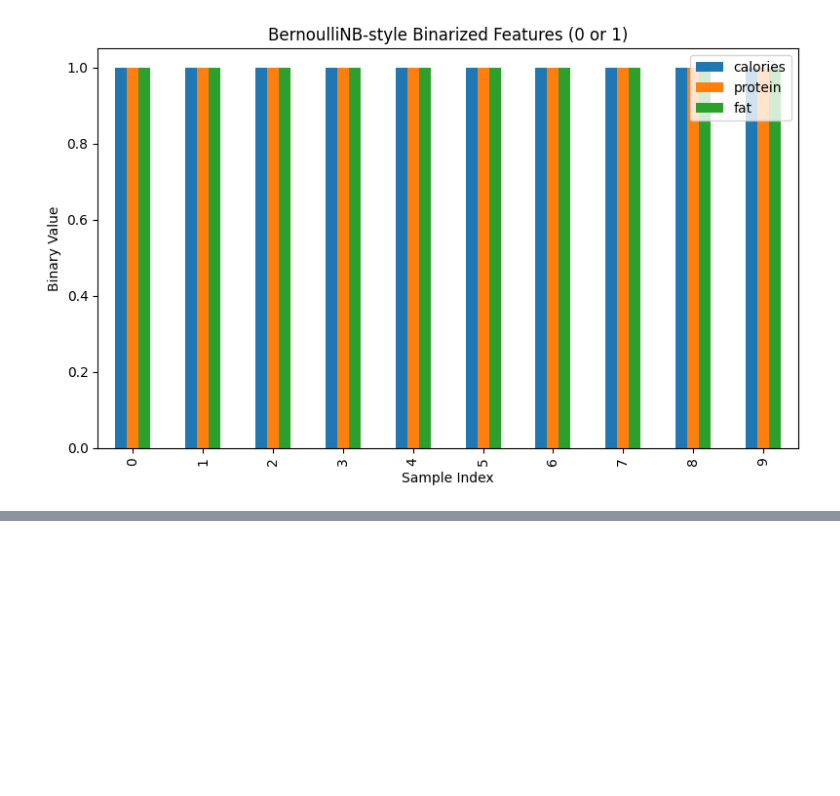
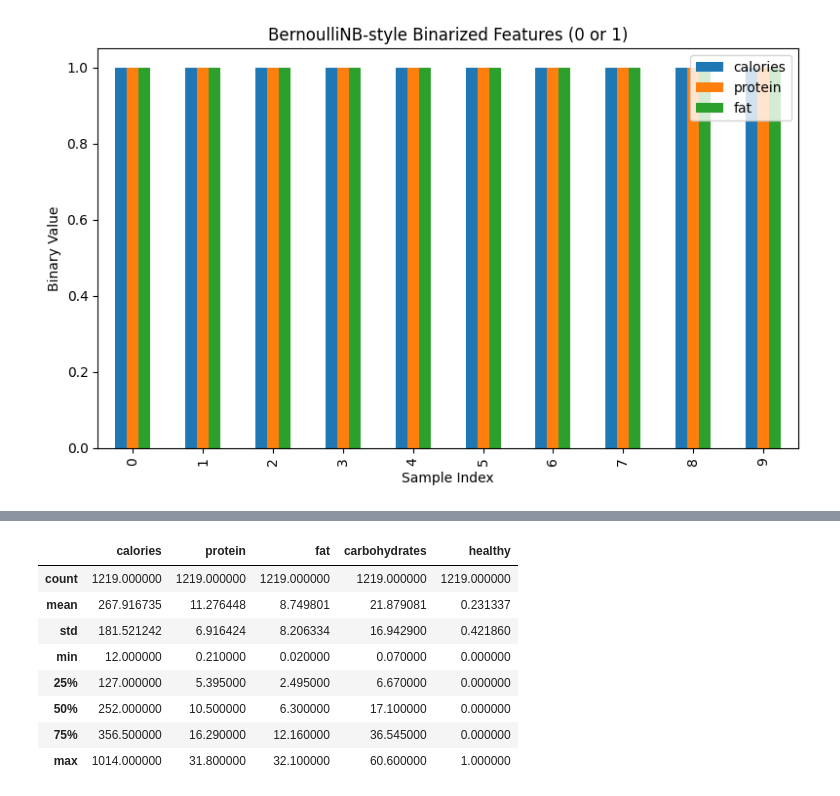
Before and after one commit to RISSIKUMARP/Enhancing-Public-Health-by-Identifying-Unhealthy-Foods-Promoting-Healthier-Alternatives, a Jupyter notebook: scripts/NB.ipynb, the cells around one changed output, grey strips where cells are left out. Cells and saved outputs as stored; diff of their text form; code cells hidden in the pictures; blank space fills up the shorter version.

```diff
--- a/scripts/NB.ipynb
+++ b/scripts/NB.ipynb
@@ -115,8 +103,6 @@ plt.show()
 [figure]
 [figure]
 # %%
-df['healthy'] = (df['calories'] < 120).astype(int)
-
 X = df[features]
 y = df['healthy']
 
@@ -128,6 +114,7 @@ train_df['healthy'] = y_train
 test_df = X_test.copy()
 test_df['healthy'] = y_test
 
-# Display first few rows for screenshots
-tools.display_dataframe_to_user(name="Training Set Sample", dataframe=train_df.head(10))
-tools.display_dataframe_to_user(name="Testing Set Sample", dataframe=test_df.head(10))
+print("Training Set Sample:")
+print(train_df.head(10))
+print("\nTesting Set Sample:")
+print(test_df.head(10))
@@ -133,0 +139,12 @@ tools.display_dataframe_to_user(name="Testing Set Sample", dataframe=test_df.hea
+# %%
+df.describe()
+# %% [output]
+|  | calories | protein | fat | carbohydrates | healthy |
+| count | 1219.000000 | 1219.000000 | 1219.000000 | 1219.000000 | 1219.000000 |
+| mean | 267.916735 | 11.276448 | 8.749801 | 21.879081 | 0.231337 |
+| std | 181.521242 | 6.916424 | 8.206334 | 16.942900 | 0.421860 |
+| min | 12.000000 | 0.210000 | 0.020000 | 0.070000 | 0.000000 |
+| 25% | 127.000000 | 5.395000 | 2.495000 | 6.670000 | 0.000000 |
+| 50% | 252.000000 | 10.500000 | 6.300000 | 17.100000 | 0.000000 |
+| 75% | 356.500000 | 16.290000 | 12.160000 | 36.545000 | 0.000000 |
+| max | 1014.000000 | 31.800000 | 32.100000 | 60.600000 | 1.000000 |
```
Also changed, not shown: parts of 6 cells of this notebook, 12 other files.
